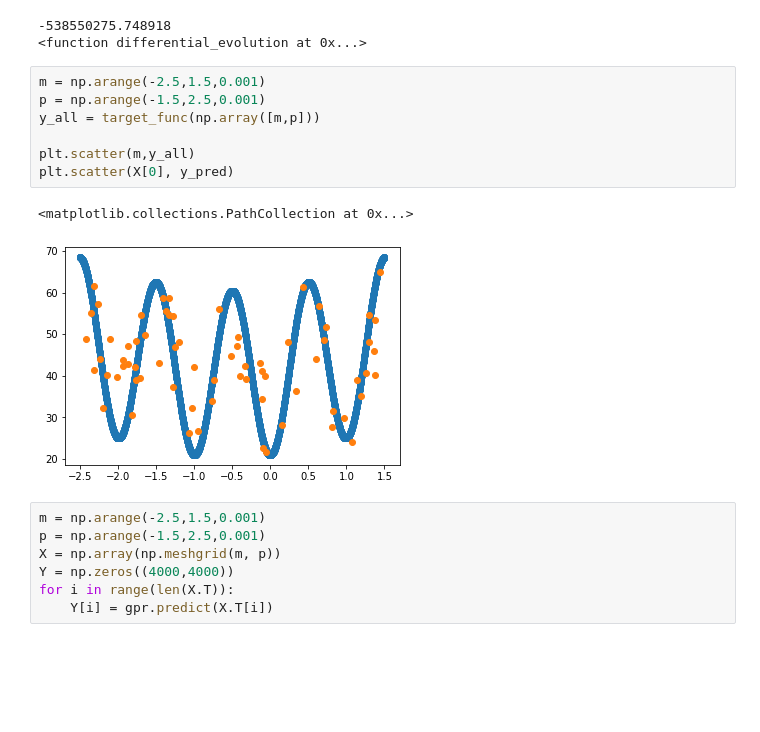
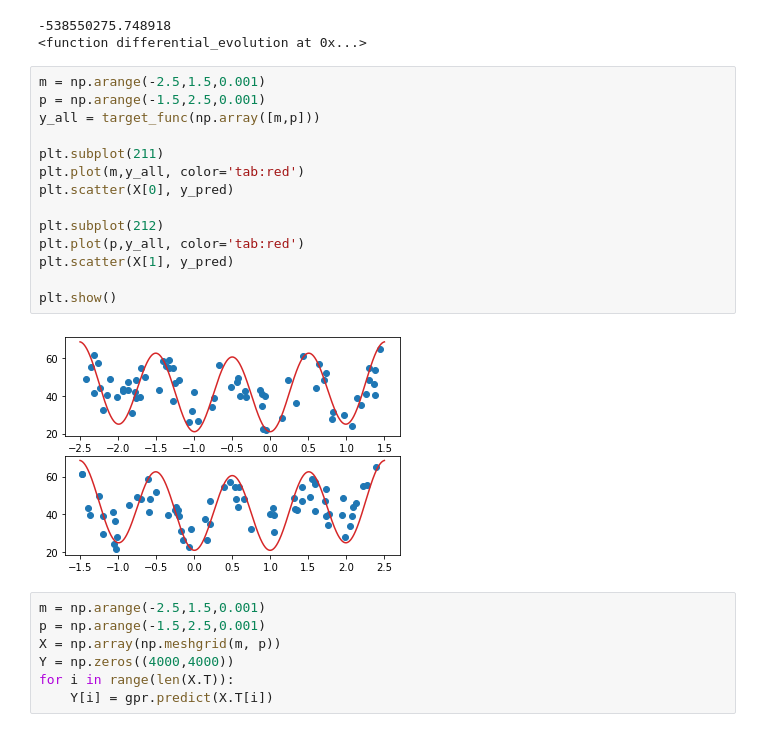
Before and after one commit to PascalKnoll/Investigation-of-Particle-Swarm-Optimization, a Jupyter notebook: test_notebook_timo.ipynb, the cells around one changed output. Saved outputs shown, nothing was run; the diff lists cells and outputs as text; blank space fills up the shorter version.

```diff
--- a/test_notebook_timo.ipynb
+++ b/test_notebook_timo.ipynb
@@ -39,13 +39,19 @@ print(gpr.optimizer)
 # %%
 m = np.arange(-2.5,1.5,0.001)
 p = np.arange(-1.5,2.5,0.001)
 y_all = target_func(np.array([m,p]))
 
-plt.scatter(m,y_all)
+plt.subplot(211)
+plt.plot(m,y_all, color='tab:red')
 plt.scatter(X[0], y_pred)
+
+plt.subplot(212)
+plt.plot(p,y_all, color='tab:red')
+plt.scatter(X[1], y_pred)
+
+plt.show()
 # %% [output]
-<matplotlib.collections.PathCollection at 0x...>
-[figure, old version]
+[figure, new version]
 # %%
 m = np.arange(-2.5,1.5,0.001)
 p = np.arange(-1.5,2.5,0.001)
```
Also changed, not shown: parts of 1 cell of this notebook, 1 other file.
